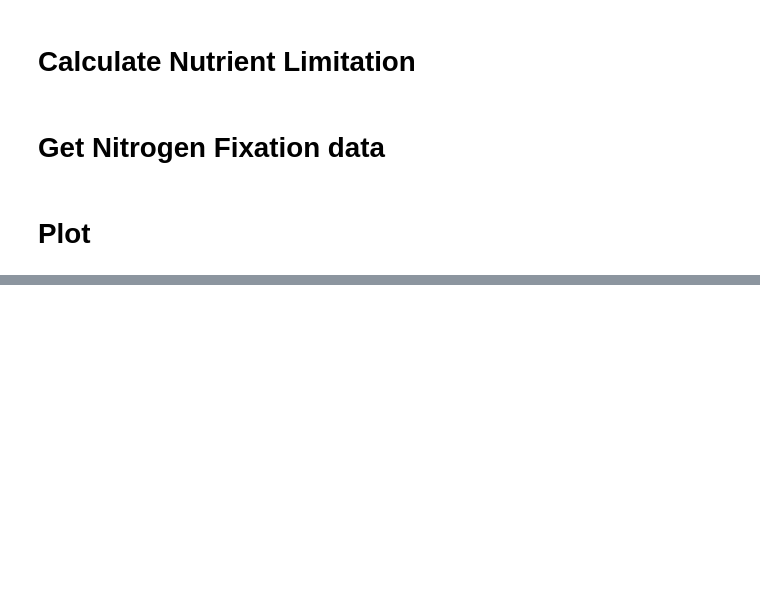
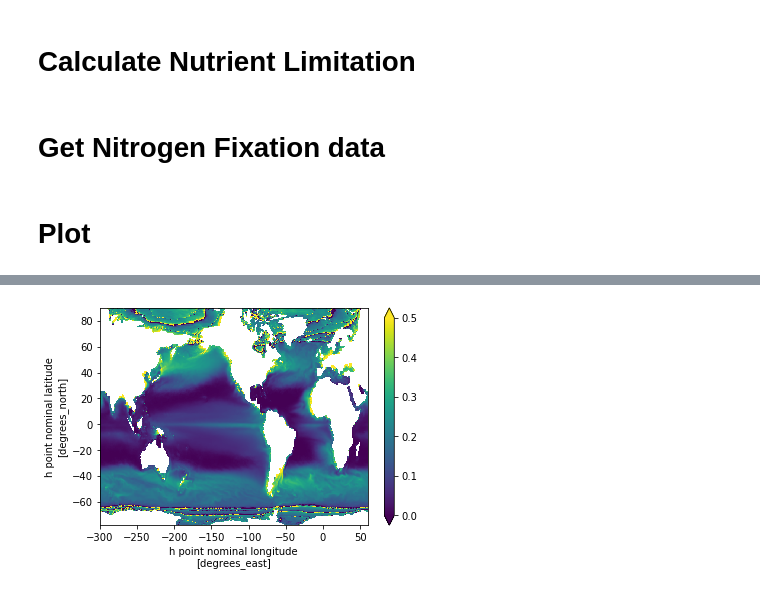
Before and after one commit to jessluo/COBALT_diagnostics, a Jupyter notebook: notebooks_esm42/Nlim_plus_diazos.ipynb, the cells around one changed output, grey strips where cells are left out. Saved outputs shown, nothing was run; the diff lists cells and outputs as text; code cells hidden in the pictures; blank space fills up the shorter version.

```diff
--- a/notebooks_esm42/Nlim_plus_diazos.ipynb
+++ b/notebooks_esm42/Nlim_plus_diazos.ipynb
@@ -135,3 +139,13 @@ plt.colorbar()
+# %%
+intpplg=intppdiat+intppmisc
+intppsm=intpppico
+
+(intpplg/(intppsm+intpplg)).mean(dim='month').plot(vmin=0,vmax=0.5)
+
+fname = 'frac_lg_pp'
+plt.savefig(plot_out+fname+'.png', dpi=300, bbox_inches='tight')
+# %% [output]
+[figure, added]
 # %%
 fig=plt.figure(figsize=(10,8))
 gs=gridspec.GridSpec(2,1)
```
Also changed, not shown: parts of 4 cells of this notebook, 8 other files.
